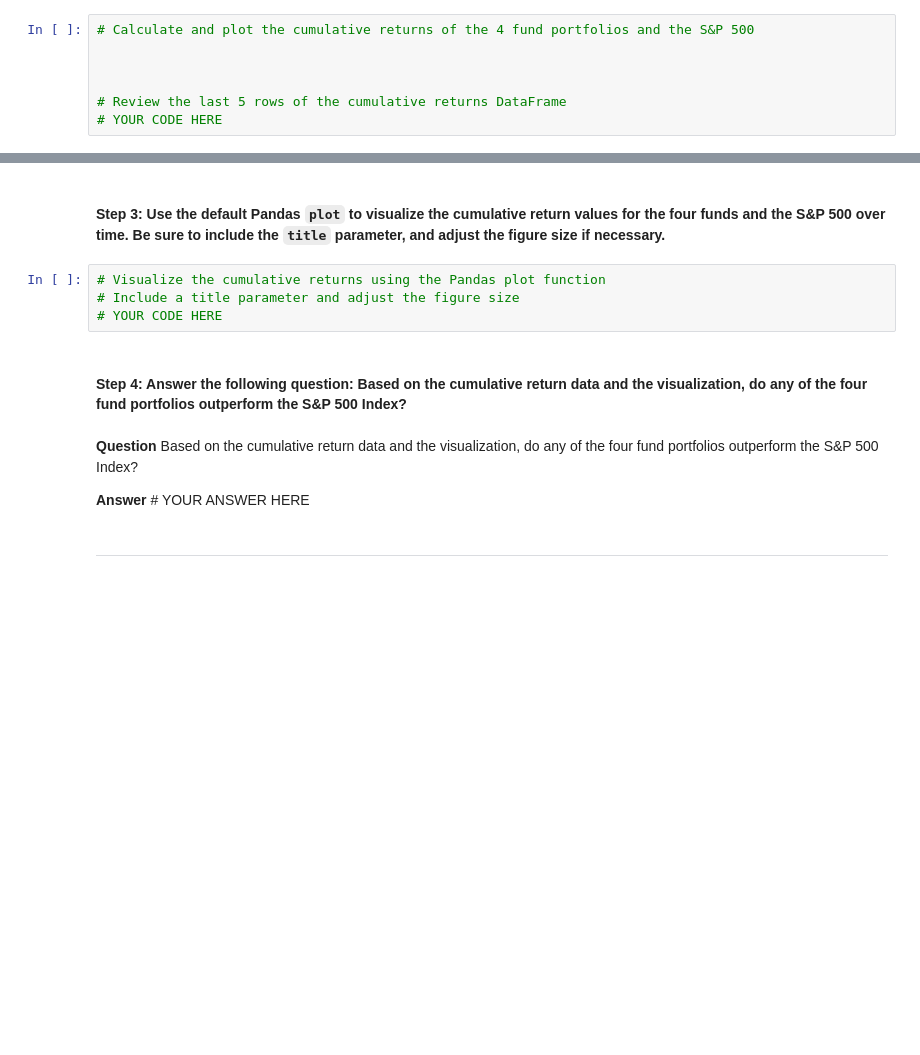
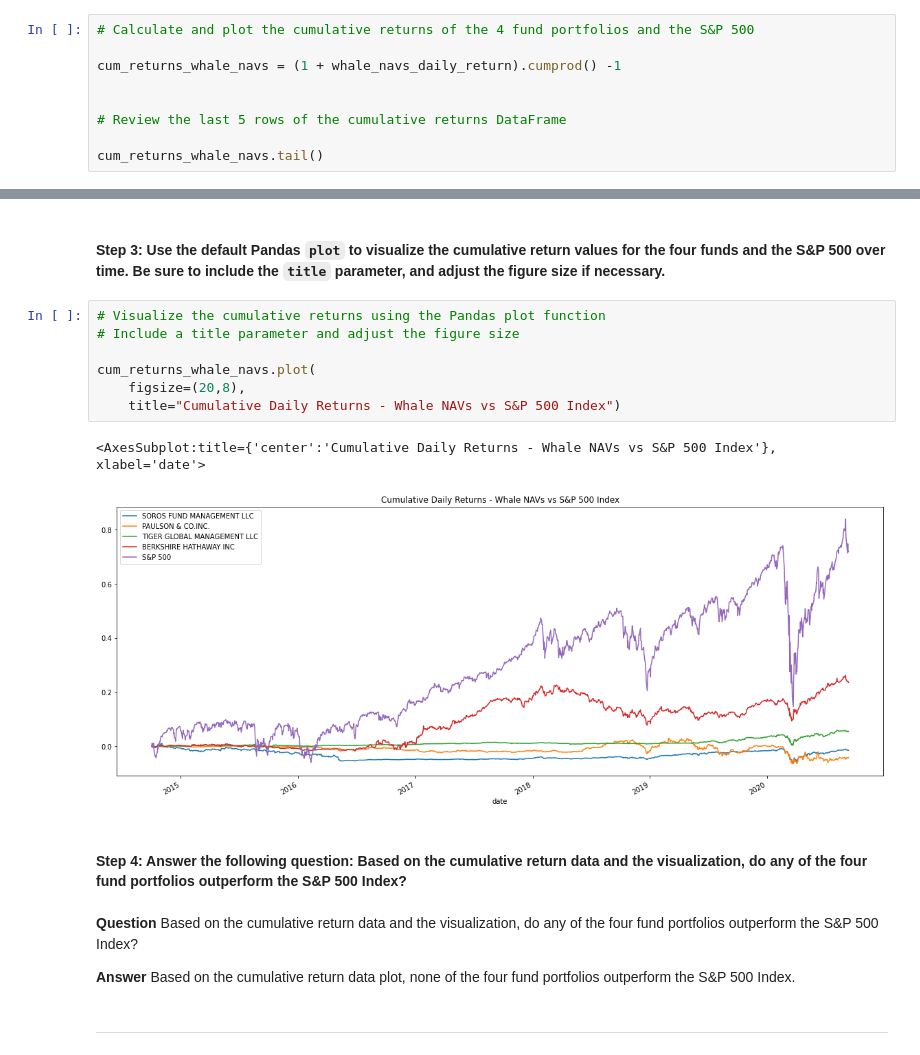
Before and after one commit to lindseyhardouin/Challenge_4, a Jupyter notebook: risk_return_analysis.ipynb, the cells around one changed output, grey strips where cells are left out. Cells and saved outputs as stored; diff of their text form; blank space fills up the shorter version.

```diff
--- a/risk_return_analysis.ipynb
+++ b/risk_return_analysis.ipynb
@@ -170,7 +171,9 @@ whale_navs_daily_return.plot(
 # %%
 # Calculate and plot the cumulative returns of the 4 fund portfolios and the S&P 500
 
+cum_returns_whale_navs = (1 + whale_navs_daily_return).cumprod() -1
 
 
 # Review the last 5 rows of the cumulative returns DataFrame
-# YOUR CODE HERE
+
+cum_returns_whale_navs.tail()
@@ -179,13 +190,19 @@ whale_navs_daily_return.plot(
 # %%
 # Visualize the cumulative returns using the Pandas plot function
 # Include a title parameter and adjust the figure size
-# YOUR CODE HERE
+
+cum_returns_whale_navs.plot(
+    figsize=(20,8),
+    title="Cumulative Daily Returns - Whale NAVs vs S&P 500 Index")
+# %% [output]
+<AxesSubplot:title={'center':'Cumulative Daily Returns - Whale NAVs vs S&P 500 Index'}, xlabel='date'>
+[figure, added]
 # %% [markdown]
 #### Step 4: Answer the following question: Based on the cumulative return data and the visualization, do any of the four fund portfolios outperform the S&P 500 Index?
 # %% [markdown]
 **Question** Based on the cumulative return data and the visualization, do any of the four fund portfolios outperform the S&P 500 Index?
 
-**Answer** # YOUR ANSWER HERE
+**Answer** Based on the cumulative return data plot, none of the four fund portfolios outperform the S&P 500 Index.
 # %% [markdown]
 ---
 # %% [markdown]
```
Also changed, not shown: parts of 7 cells of this notebook.
